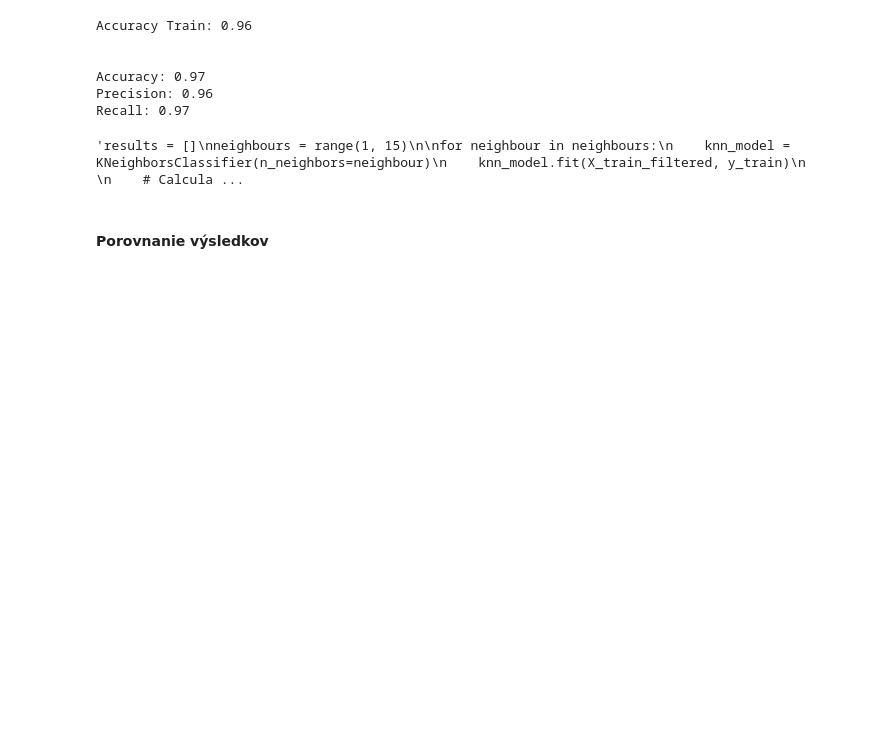
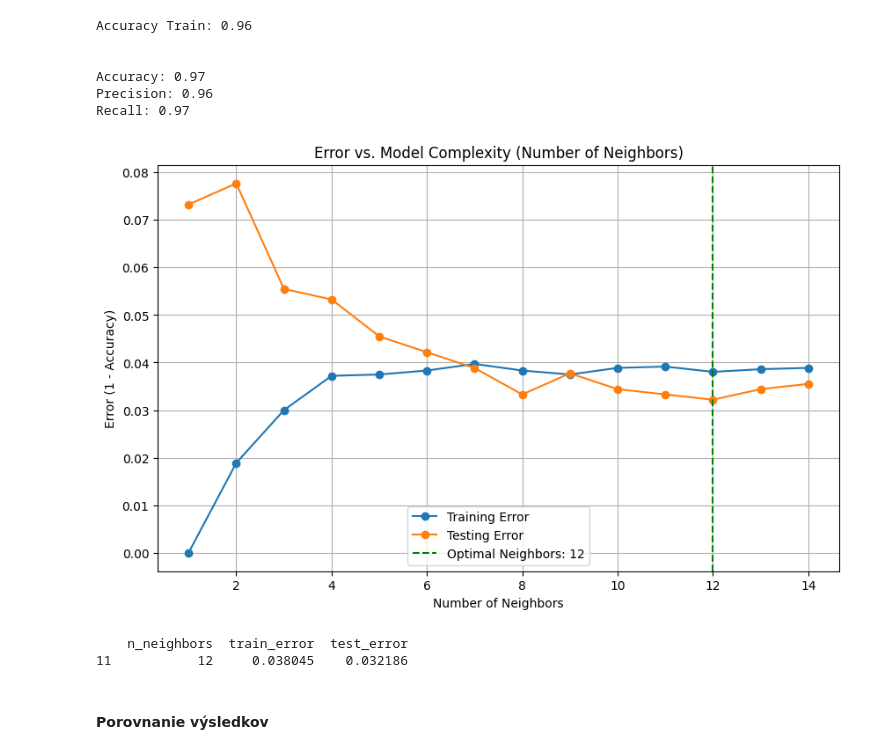
Before and after one commit to Brunokristi/Project_IAU, a Jupyter notebook: Phase_3.ipynb, the cells around one changed output. Cells and saved outputs as stored; diff of their text form; code cells hidden in the pictures; blank space fills up the shorter version.

```diff
--- a/Phase_3.ipynb
+++ b/Phase_3.ipynb
@@ -448,7 +452,7 @@ Accuracy: 0.97
 Precision: 0.96
 Recall: 0.97
 # %%
-"""results = []
+results = []
 neighbours = range(1, 15)
 
 for neighbour in neighbours:
@@ -462,35 +466,37 @@ for neighbour in neighbours:
     # Calculate error on test set
     test_pred = knn_model.predict(X_test_filtered)
     test_error = 1 - accuracy_score(y_test, test_pred)
 
     results.append({'n_neighbors': neighbour, 'train_error': train_error, 'test_error': test_error})
 
 # Convert results to a DataFrame for easier plotting
 results_df = pd.DataFrame(results)
 
 # Find the number of neighbors with the lowest test error
 optimal_neighbors = results_df['n_neighbors'][results_df['test_error'].idxmin()]
 
 # Plotting the errors vs model complexity
 plt.figure(figsize=(10, 6))
 plt.plot(results_df['n_neighbors'], results_df['train_error'], label='Training Error', marker='o')
 plt.plot(results_df['n_neighbors'], results_df['test_error'], label='Testing Error', marker='o')
 
 # Add vertical line at the point of lowest test error
 plt.axvline(x=optimal_neighbors, color='green', linestyle='--', label=f'Optimal Neighbors: {optimal_neighbors}')
 
 plt.title("Error vs. Model Complexity (Number of Neighbors)")
 plt.xlabel("Number of Neighbors")
 plt.ylabel("Error (1 - Accuracy)")
 plt.legend()
 plt.grid()
 plt.show()
 
 # Display the optimal number of neighbors and corresponding errors
 optimal_info = results_df.loc[results_df['n_neighbors'] == optimal_neighbors]
-print(optimal_info)"""
+print(optimal_info)
 # %% [output]
+[figure, added]
-'results = []\nneighbours = range(1, 15)\n\nfor neighbour in neighbours:\n    knn_model = KNeighborsClassifier(n_neighbors=neighbour)\n    knn_model.fit(X_train_filtered, y_train)\n    \n    # Calcula ...
+    n_neighbors  train_error  test_error
+11           12     0.038045    0.032186
 # %% [markdown]
 #### Porovnanie výsledkov
 # %%
```
Also changed, not shown: parts of 30 cells of this notebook, 1 other file.
